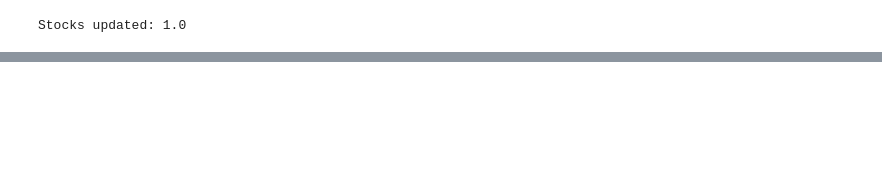
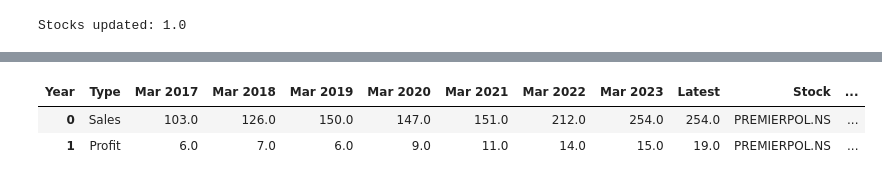
Before and after one commit to ankit-rathi/Data-Science-with-Python, a Jupyter notebook: Tradevesting/myProspects_ATH_TTM_Analysis.ipynb, the cells around one changed output, grey strips where cells are left out. Cells and saved outputs as stored; diff of their text form; code cells hidden in the pictures; blank space fills up the shorter version.

```diff
--- a/Tradevesting/myProspects_ATH_TTM_Analysis.ipynb
+++ b/Tradevesting/myProspects_ATH_TTM_Analysis.ipynb
@@ -143,8 +151,8 @@ Stocks updated: 1.0
 if df_latest_analysis.shape[0] > 0:
   #df_analysis.columns
   df_latest_analysis = df_latest_analysis.reset_index()
-  df_latest_analysis.rename({'Mar 2023': 'Latest', 'index': 'Type'}, axis=1, inplace=True)
-  cols = [ 'Mar 2017','Mar 2018', 'Mar 2019', 'Mar 2020', 'Mar 2021', 'Mar 2022', 'Latest']
+  df_latest_analysis.rename({'TTM': 'Latest', 'index': 'Type'}, axis=1, inplace=True)
+  cols = [ 'Mar 2017','Mar 2018', 'Mar 2019', 'Mar 2020', 'Mar 2021', 'Mar 2022', 'Mar 2023', 'Latest']
   #df_analysis[cols] = df_analysis[cols].apply(pd.to_numeric)
   for col in cols:
       df_latest_analysis[col] = df_latest_analysis[col].str.replace(',', '').astype(float)
@@ -152,6 +166,12 @@ if df_latest_analysis.shape[0] > 0:
 if df_latest_analysis.shape[0] > 0:
   df_latest_analysis['Max'] = df_latest_analysis.max(axis=1)
   df_latest_analysis['Diff%'] = round((df_latest_analysis['Max'] - df_latest_analysis['Latest'])*100/df_latest_analysis['Max'],2)
+# %%
+df_latest_analysis
+# %% [output]
+| Year | Type | Mar 2017 | Mar 2018 | Mar 2019 | Mar 2020 | Mar 2021 | Mar 2022 | Mar 2023 | Latest | Stock | ... |
+| 0 | Sales | 103.0 | 126.0 | 150.0 | 147.0 | 151.0 | 212.0 | 254.0 | 254.0 | PREMIERPOL.NS | ... |
+| 1 | Profit | 6.0 | 7.0 | 6.0 | 9.0 | 11.0 | 14.0 | 15.0 | 19.0 | PREMIERPOL.NS | ... |
 # %%
 if df_latest_analysis.shape[0] > 0:
   df_master_analysis = pd.read_csv('/content/drive/My Drive/data/stocks/myProspects-ATH-TTM.csv')
```
Also changed, not shown: parts of 7 cells of this notebook.
